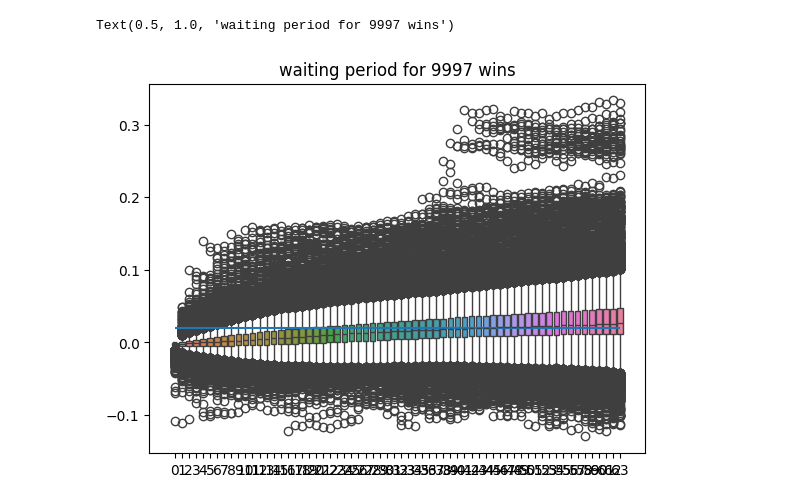
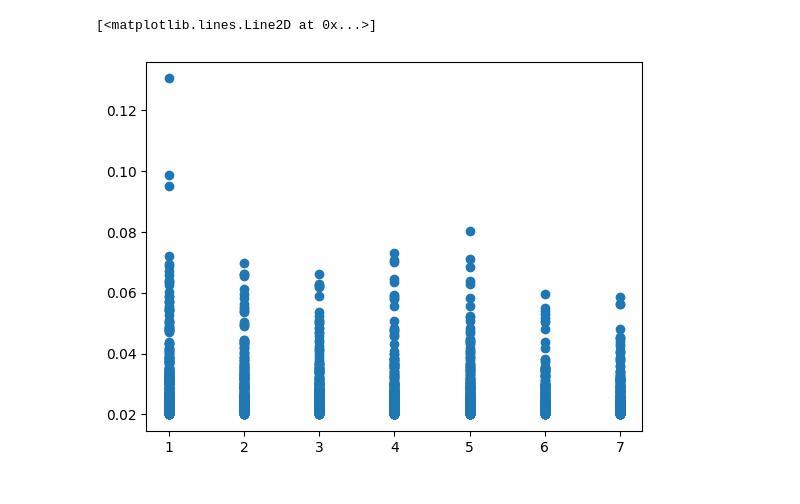
Before and after one commit to thinkrapido/matplotlib-visualization-lib, a Jupyter notebook: notebooks/stddev.ipynb, the cells around one changed output. Cells and saved outputs as stored; diff of their text form; code cells hidden in the pictures.

```diff
--- a/notebooks/stddev.ipynb
+++ b/notebooks/stddev.ipynb
@@ -79,8 +85,7 @@ Text(0.5, 1.0, 'hit rate of 9997 possible wins above g = 0.02 by waiting period'
-# %%
-axs = sns.boxplot(gain)
-
-axs.hlines(g, 0, periods - 1)
-axs.set_title(f'waiting period for {gain_len} wins')
-# %% [output]
-Text(0.5, 1.0, 'waiting period for 9997 wins')
-[figure, removed]
+# %%
+selected = high.loc[first_t.index]
+profit = np.array([(selected[t].iloc[idx], t) for idx, t in enumerate(first_t)]).T
+plt.plot(profit[1], profit[0], 'o')
+# %% [output]
+[<matplotlib.lines.Line2D at 0x...>]
+[figure, added]
```
Also changed, not shown: parts of 10 cells of this notebook.
